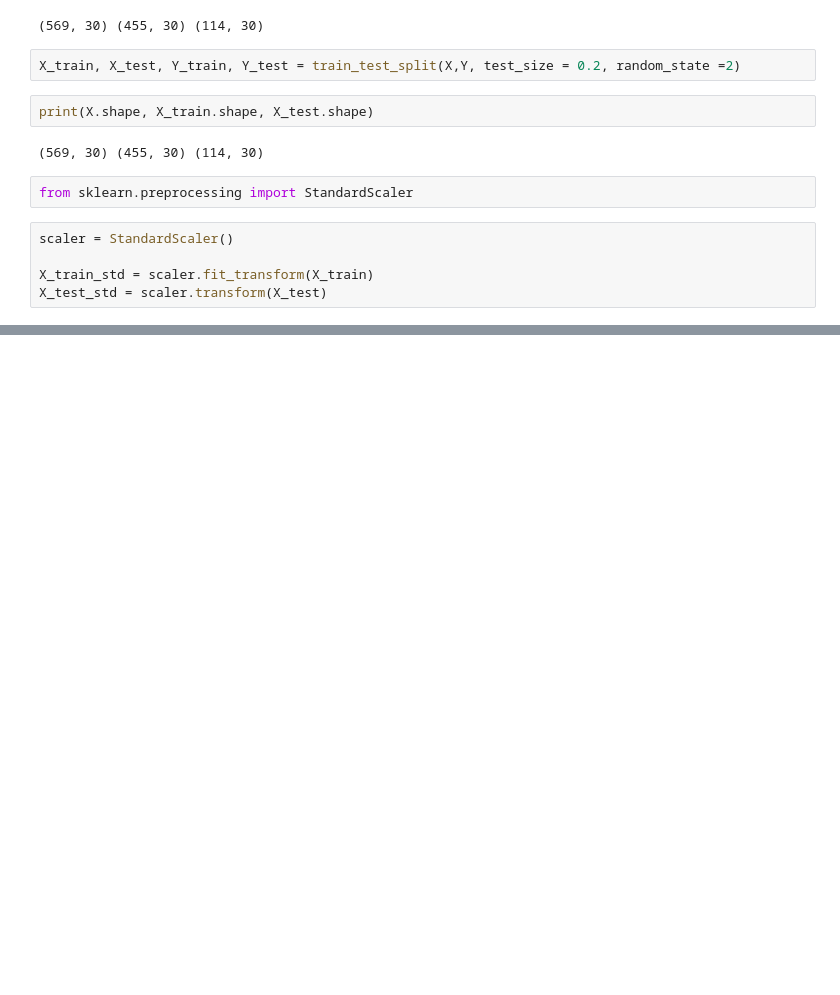
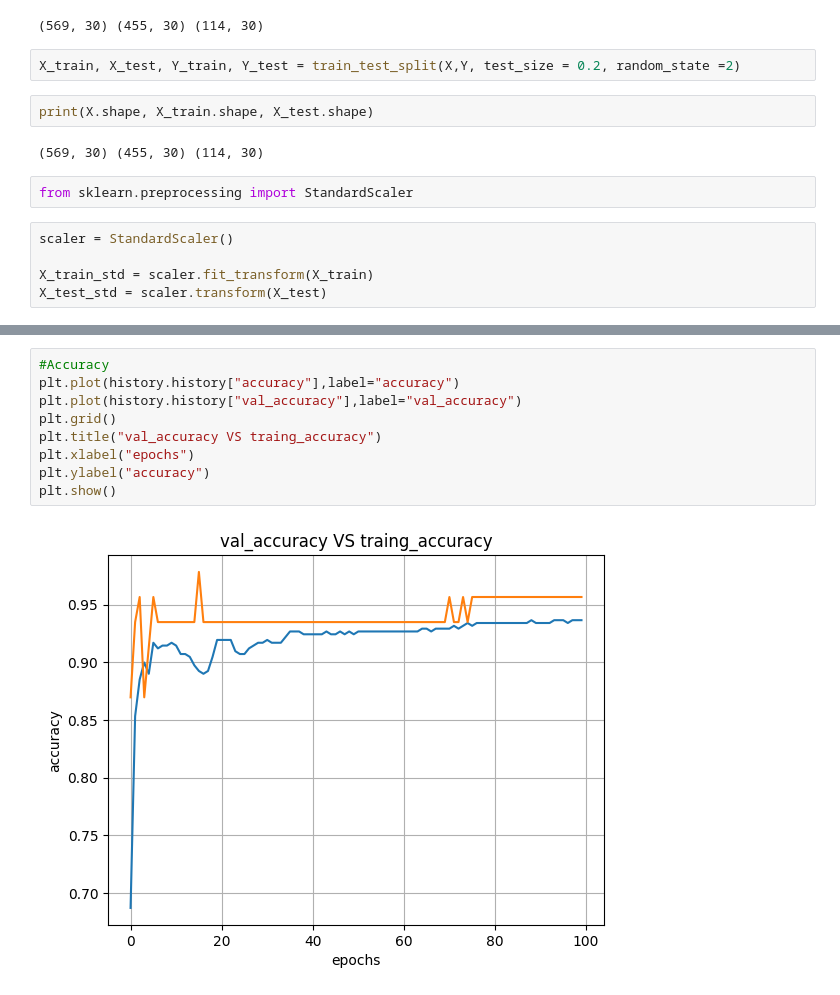
Before and after one commit to Harshkotkar/Deep-Learning, a Jupyter notebook: Breast_Cancer_Detection.ipynb, the cells around one changed output, grey strips where cells are left out. Drawn from its saved outputs; the diff is of its cells as text; blank space fills up the shorter version.

```diff
--- a/Breast_Cancer_Detection.ipynb
+++ b/Breast_Cancer_Detection.ipynb
@@ -168,0 +239,11 @@ from tensorflow import keras
+# %%
+#Accuracy
+plt.plot(history.history["accuracy"],label="accuracy")
+plt.plot(history.history["val_accuracy"],label="val_accuracy")
+plt.grid()
+plt.title("val_accuracy VS traing_accuracy")
+plt.xlabel("epochs")
+plt.ylabel("accuracy")
+plt.show()
+# %% [output]
+[figure, added]
```
Also changed, not shown: parts of 10 cells of this notebook.
